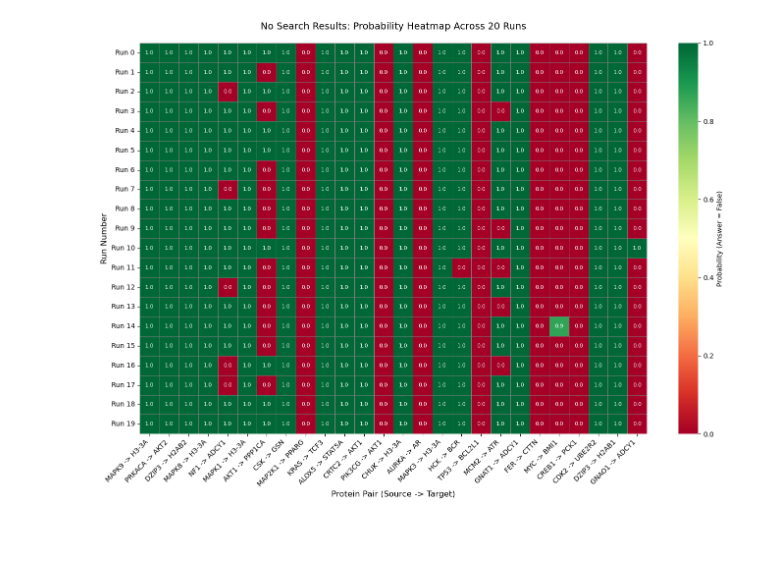
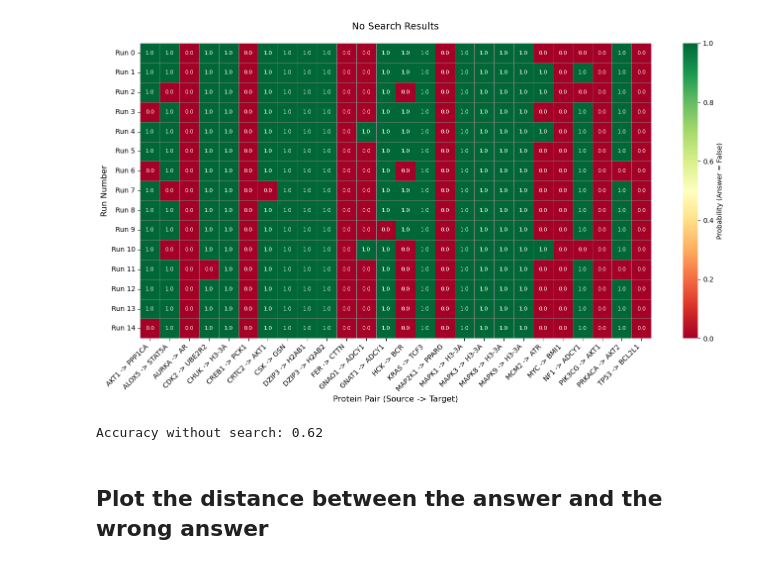
Before and after one commit to saezlab/ProClaim, a Jupyter notebook: grn_denoising/langgraph/evaluate.ipynb, the cells around one changed output. Drawn from its saved outputs; the diff is of its cells as text; code cells hidden in the pictures; blank space fills up the shorter version.

Commit message:
test logprob distance and update signor oct data

```diff
--- a/grn_denoising/langgraph/evaluate.ipynb
+++ b/grn_denoising/langgraph/evaluate.ipynb
@@ -18,6 +21,4 @@ import numpy as np
 # %%
-import glob
-
 def read_all_results(result_dir="./results", num_runs=20):
     """
     Read all result files from multiple runs and extract data.
@@ -68,4 +69,4 @@ def read_all_results(result_dir="./results", num_runs=20):
     return all_runs
 
 # Load all runs
-runs = read_all_results(result_dir="./results", num_runs=20)
+runs = read_all_results(result_dir="./results", num_runs=15)
@@ -129,30 +110,43 @@ no_search_results
 # %%
 # Convert no_search_results to a DataFrame for heatmap
 gene_pairs = list(no_search_results.keys())
+
+# Sort gene pairs alphabetically
+gene_pairs = sorted(gene_pairs, key=lambda x: (x[0], x[1]))
+
 gene_pair_labels = [f"{source} -> {target}" for source, target in gene_pairs]
-probabilities = np.array([no_search_results[pair] for pair in gene_pairs])
+probabilities_no_search = np.array([no_search_results[pair] for pair in gene_pairs])
 
 # Create figure
-plt.figure(figsize=(14, 10))
+plt.figure(figsize=(14, 8))
 
 # Create heatmap (transposed) with annotations
-sns.heatmap(probabilities.T,
+sns.heatmap(probabilities_no_search.T,
             xticklabels=gene_pair_labels,
-            yticklabels=[f"Run {i}" for i in range(probabilities.shape[1])],
+            yticklabels=[f"Run {i}" for i in range(probabilities_no_search.shape[1])],
             cmap='RdYlGn',  # Green for high probability (p=1 is good), Red for low (p=0 is bad)
             vmin=0, vmax=1,
             cbar_kws={'label': 'Probability (Answer = False)'},
             linewidths=0.5,
             linecolor='gray',
             annot=True,  # Add numbers to blocks
             fmt='.1f',  # Format numbers to 2 decimal places
             annot_kws={'fontsize': 8})  # Adjust font size for readability
 
-plt.title('No Search Results: Probability Heatmap Across 20 Runs', fontsize=14, pad=20)
+plt.title('No Search Results', fontsize=14, pad=20)
 plt.xlabel('Protein Pair (Source -> Target)', fontsize=12)
 plt.ylabel('Run Number', fontsize=12)
 plt.xticks(rotation=45, ha='right')
 plt.tight_layout()
+plt.savefig('no_search_results_heatmap.png')
 plt.show()
 # %% [output]
-[figure, old version]
+[figure, new version]
+# %%
+# Accuracy
+acc = np.sum(probabilities_no_search>0.5)/probabilities_no_search.size
+print(f"Accuracy without search: {acc:.2f}")
+# %% [output]
+Accuracy without search: 0.62
+# %% [markdown]
+## Plot the distance between the answer and the wrong answer
```
Also changed, not shown: parts of 17 cells of this notebook, 2 other files.
